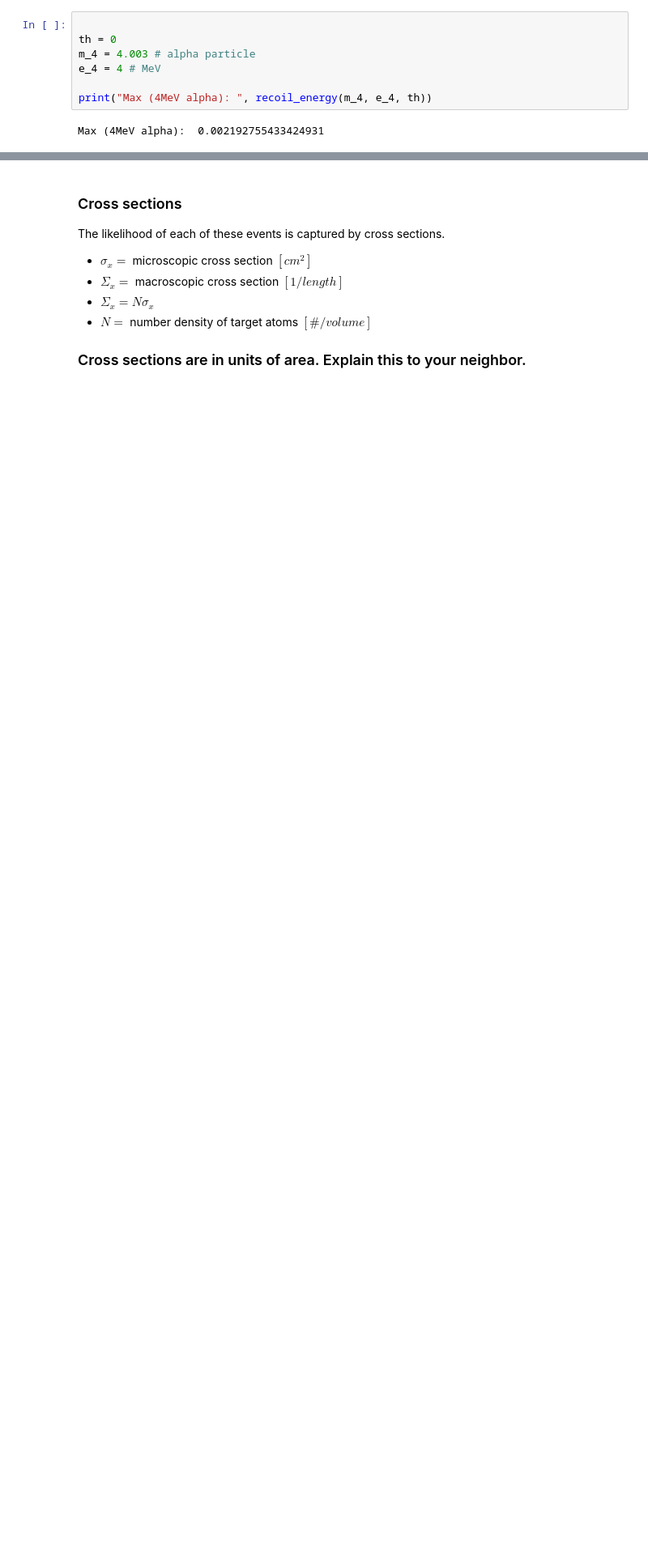
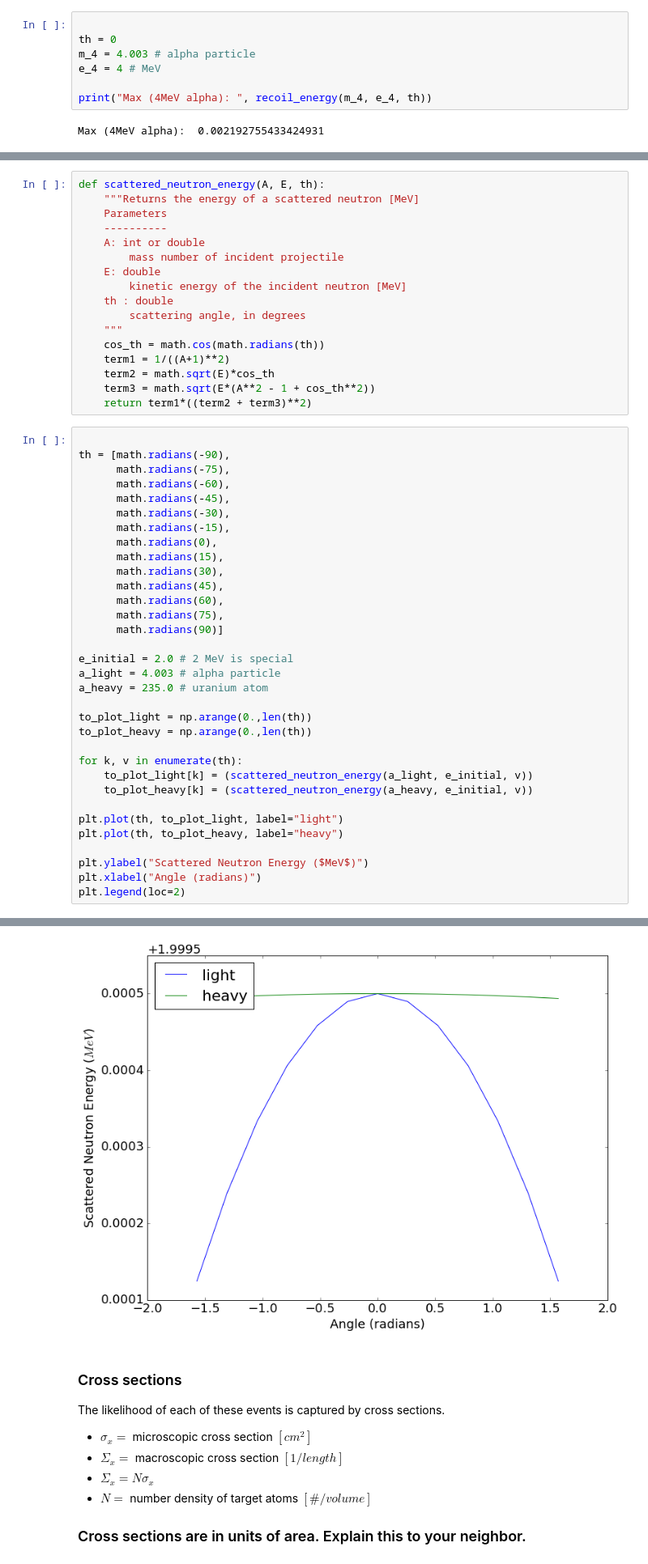
Before and after one commit to katyhuff/npre247, a Jupyter notebook: binary_reactions/binary-reactions.ipynb, the cells around one changed output, grey strips where cells are left out. Shown: that part at 81% size. Cells and saved outputs as stored; diff of their text form; blank space fills up the shorter version.

Commit message:
heavy and light nuclei

```diff
--- a/binary_reactions/binary-reactions.ipynb
+++ b/binary_reactions/binary-reactions.ipynb
@@ -632,0 +618,51 @@ def scattered_neutron_energy(A, E, th):
+# %%
+def scattered_neutron_energy(A, E, th):
+    """Returns the energy of a scattered neutron [MeV]
+    Parameters
+    ----------
+    A: int or double
+        mass number of incident projectile
+    E: double
+        kinetic energy of the incident neutron [MeV]
+    th : double
+        scattering angle, in degrees
+    """
+    cos_th = math.cos(math.radians(th))
+    term1 = 1/((A+1)**2)
+    term2 = math.sqrt(E)*cos_th
+    term3 = math.sqrt(E*(A**2 - 1 + cos_th**2))
+    return term1*((term2 + term3)**2)
+# %%
+
+th = [math.radians(-90),
+      math.radians(-75),
+      math.radians(-60),
+      math.radians(-45),
+      math.radians(-30),
+      math.radians(-15),
+      math.radians(0),
+      math.radians(15),
+      math.radians(30),
+      math.radians(45),
+      math.radians(60),
+      math.radians(75),
+      math.radians(90)]
+
+e_initial = 2.0 # 2 MeV is special
+a_light = 4.003 # alpha particle
+a_heavy = 235.0 # uranium atom
+
+to_plot_light = np.arange(0.,len(th))
+to_plot_heavy = np.arange(0.,len(th))
+
+for k, v in enumerate(th):
+    to_plot_light[k] = (scattered_neutron_energy(a_light, e_initial, v))
+    to_plot_heavy[k] = (scattered_neutron_energy(a_heavy, e_initial, v))
+
+plt.plot(th, to_plot_light, label="light")
+plt.plot(th, to_plot_heavy, label="heavy")
+
+plt.ylabel("Scattered Neutron Energy ($MeV$)")
+plt.xlabel("Angle (radians)")
+plt.legend(loc=2)
+# %% [output]
@@ -633,3 +670,4 @@ def scattered_neutron_energy(A, E, th):
+[figure, added]
 # %% [markdown]
 ### Cross sections
 
```
Also changed, not shown: parts of 2 cells of this notebook.
